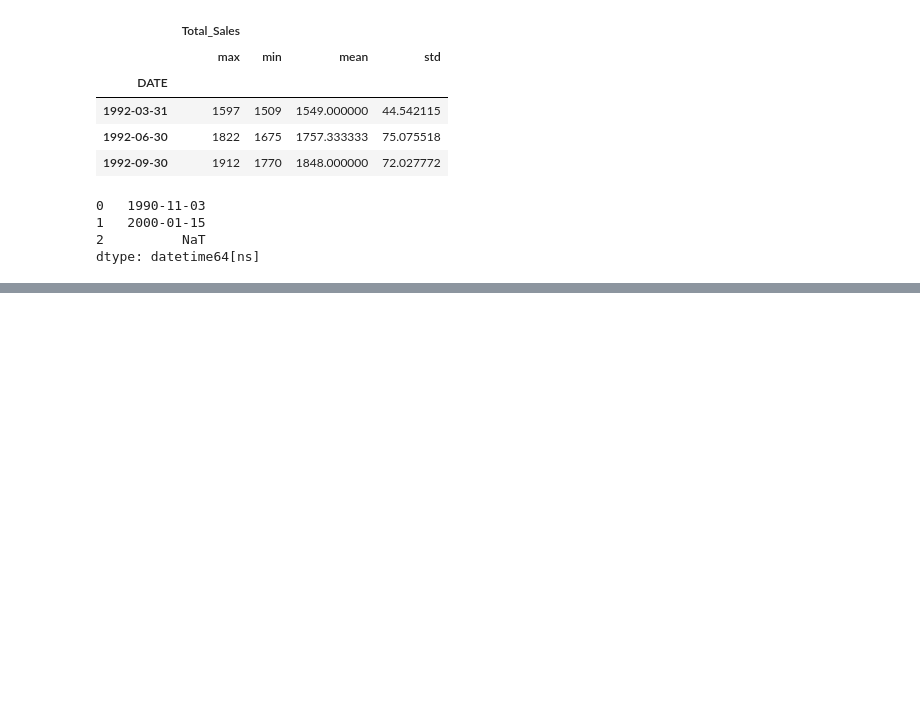
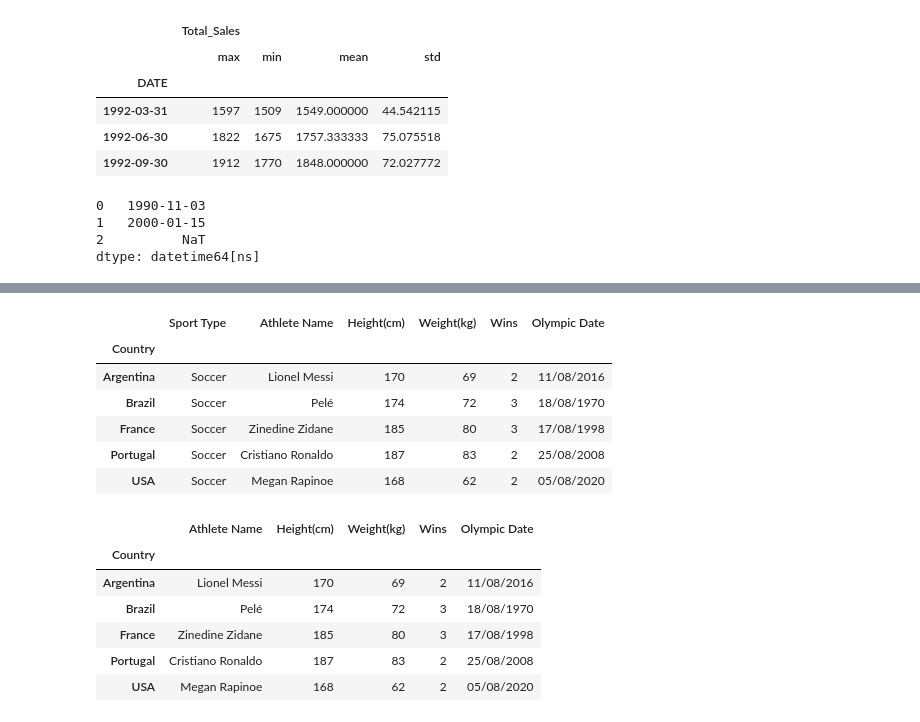
Before and after one commit to pythonai250824/06.04.2025, a Jupyter notebook: pd_lesson7.ipynb, the cells around one changed output, grey strips where cells are left out. Saved outputs shown, nothing was run; the diff lists cells and outputs as text; code cells hidden in the pictures; blank space fills up the shorter version.

```diff
--- a/pd_lesson7.ipynb
+++ b/pd_lesson7.ipynb
@@ -248,0 +300,40 @@ print(old)
+# %%
+############# HW Solution
+sp_df = pd.read_csv('sport_athletes.csv')
+sm_df = pd.read_csv('athletes_smoking.csv')
+
+# 1
+# result = sp_df.groupby('Sport Type').agg({'Weight(kg)': 'min', 'Height(cm)': 'max', 'Wins': 'max'})
+# result.rename(columns={'Weight(kg)': 'min-weight', 'Height(cm)': 'max-height', 'Wins': 'max-wins'}, inplace=True)
+# result
+
+# 2
+
+# option-1
+sp_df.groupby(['Sport Type', 'Height(cm)']).max().sort_index(ascending=False).reset_index().groupby('Sport Type').head(2)
+
+# option-2
+#display(sp_df.sort_values('Height(cm)', ascending=False).groupby('Sport Type').head(2))
+
+# option-3
+sp_df.groupby('Sport Type').apply(lambda x: x.nlargest(2, 'Height(cm)'))
+
+
+# 3
+display(sp_df[sp_df['Sport Type']=='Soccer'].groupby('Country').max())
+sp_df.groupby(['Country', 'Sport Type']).max().xs('Soccer', level='Sport Type')
+# %% [output]
+|  | Sport Type | Athlete Name | Height(cm) | Weight(kg) | Wins | Olympic Date |
+| Country |  |  |  |  |  |  |
+| Argentina | Soccer | Lionel Messi | 170 | 69 | 2 | 11/08/2016 |
+| Brazil | Soccer | Pelé | 174 | 72 | 3 | 18/08/1970 |
+| France | Soccer | Zinedine Zidane | 185 | 80 | 3 | 17/08/1998 |
+| Portugal | Soccer | Cristiano Ronaldo | 187 | 83 | 2 | 25/08/2008 |
+| USA | Soccer | Megan Rapinoe | 168 | 62 | 2 | 05/08/2020 |
+|  | Athlete Name | Height(cm) | Weight(kg) | Wins | Olympic Date |
+| Country |  |  |  |  |  |
+| Argentina | Lionel Messi | 170 | 69 | 2 | 11/08/2016 |
+| Brazil | Pelé | 174 | 72 | 3 | 18/08/1970 |
+| France | Zinedine Zidane | 185 | 80 | 3 | 17/08/1998 |
+| Portugal | Cristiano Ronaldo | 187 | 83 | 2 | 25/08/2008 |
+| USA | Megan Rapinoe | 168 | 62 | 2 | 05/08/2020 |
```
Also changed, not shown: parts of 3 cells of this notebook.
